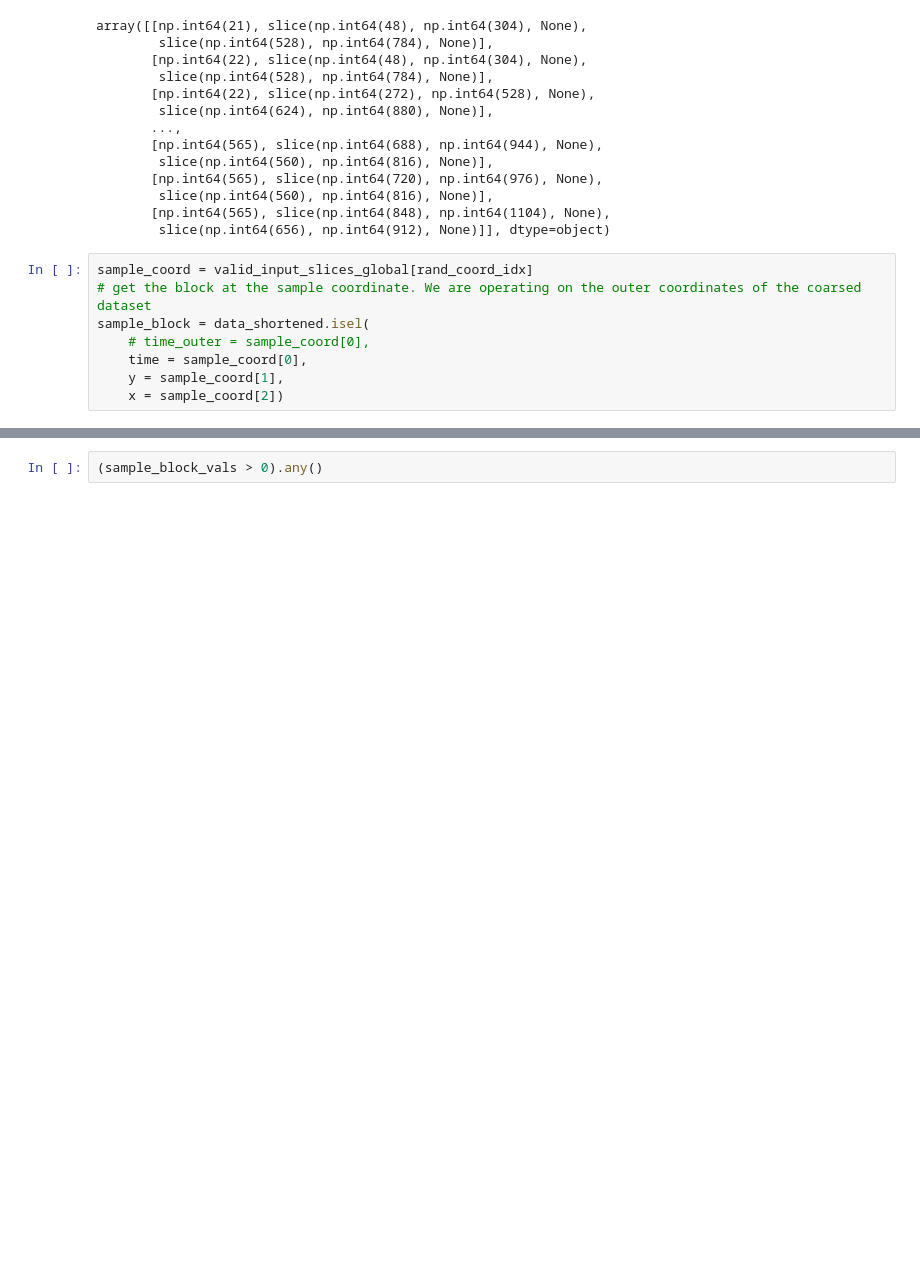
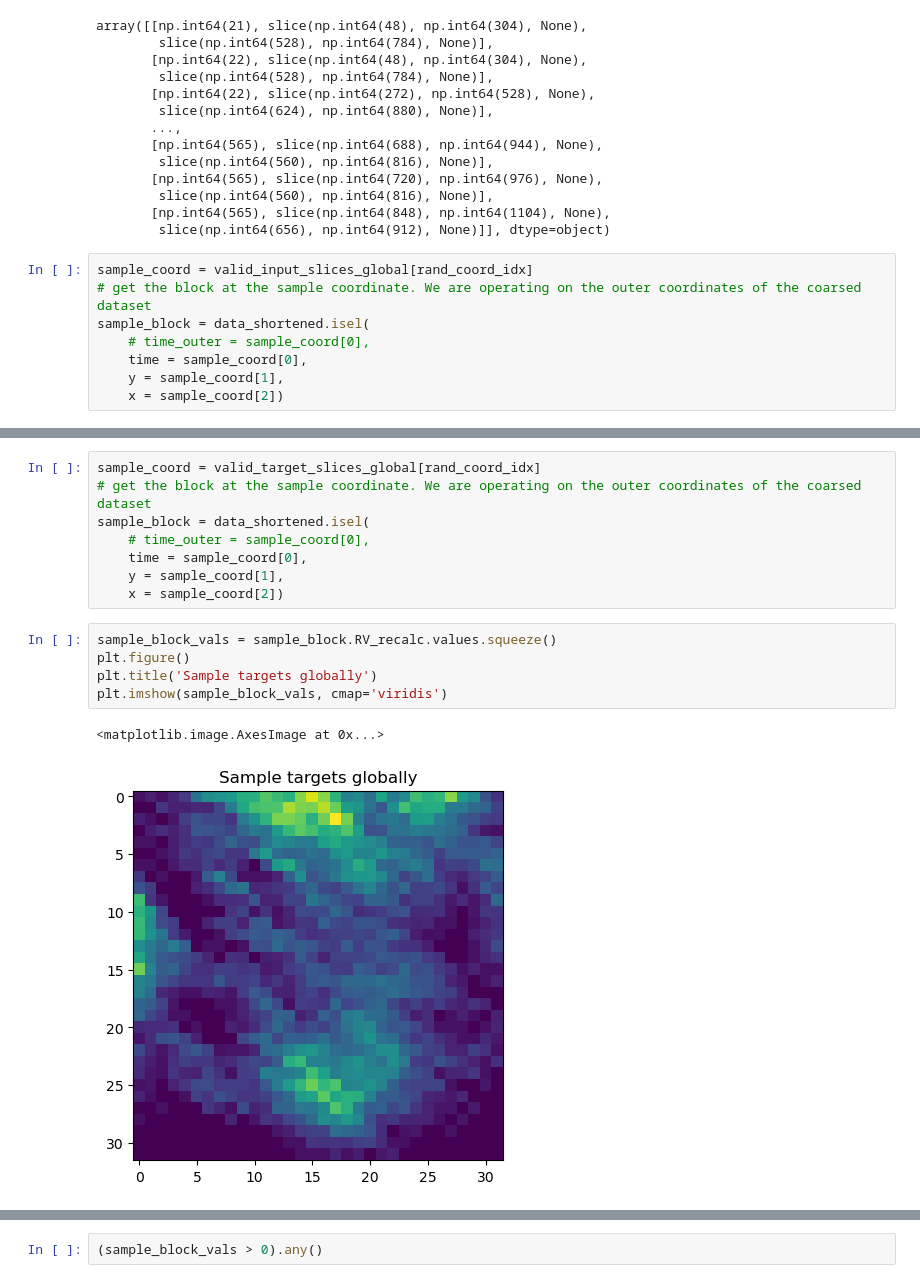
Before and after one commit to Osrip/deep_learn_rain_nowcasting, a Jupyter notebook: notebooks/new_filtering_data_scraper_small_target_patching.ipynb, the cells around one changed output, grey strips where cells are left out. Saved outputs shown, nothing was run; the diff lists cells and outputs as text; blank space fills up the shorter version.

```diff
--- a/notebooks/new_filtering_data_scraper_small_target_patching.ipynb
+++ b/notebooks/new_filtering_data_scraper_small_target_patching.ipynb
@@ -205 +165,17 @@ plt.imshow(sample_block_vals, cmap='viridis')
+# %%
+sample_coord = valid_target_slices_global[rand_coord_idx]
+# get the block at the sample coordinate. We are operating on the outer coordinates of the coarsed dataset
+sample_block = data_shortened.isel(
+    # time_outer = sample_coord[0],
+    time = sample_coord[0],
+    y = sample_coord[1],
+    x = sample_coord[2])
+# %%
+sample_block_vals = sample_block.RV_recalc.values.squeeze()
+plt.figure()
+plt.title('Sample targets globally')
+plt.imshow(sample_block_vals, cmap='viridis')
+# %% [output]
+<matplotlib.image.AxesImage at 0x...>
+[figure, added]
 # %%
```
Also changed, not shown: parts of 11 cells of this notebook.
